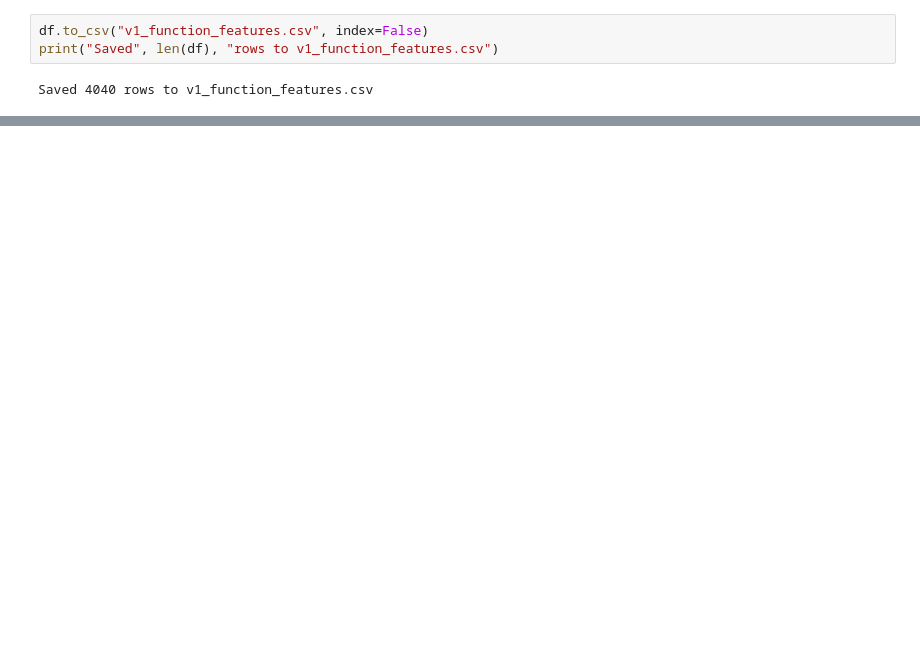
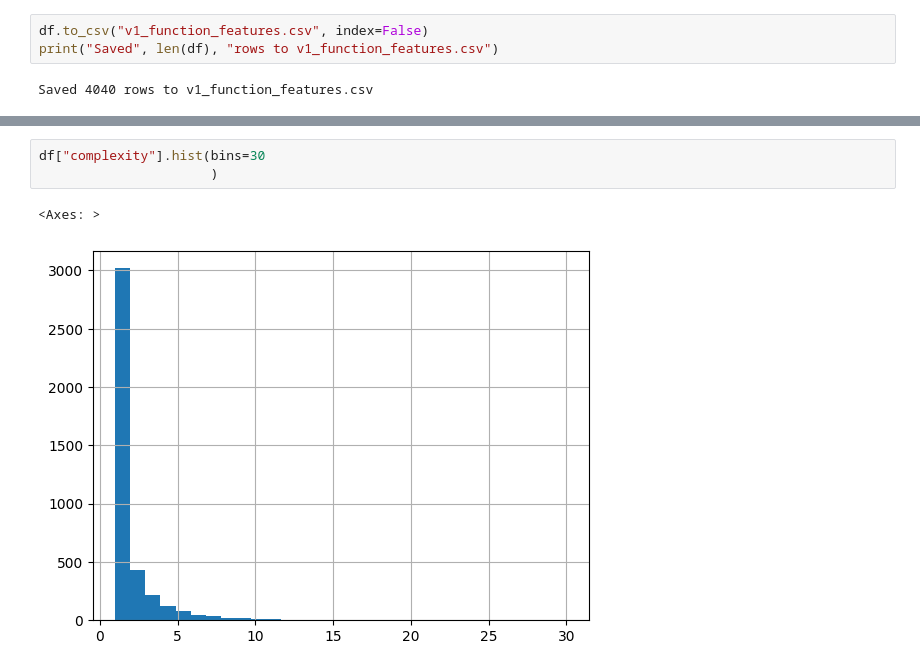
Before and after one commit to latikadhami05/ai-code-quality-risk-intelligence, a Jupyter notebook: notebooks/V1_code_risk_estimator.ipynb, the cells around one changed output, grey strips where cells are left out. Cells and saved outputs as stored; diff of their text form; blank space fills up the shorter version.

```diff
--- a/notebooks/V1_code_risk_estimator.ipynb
+++ b/notebooks/V1_code_risk_estimator.ipynb
@@ -202,0 +215,6 @@ Saved 4040 rows to v1_function_features.csv
+# %%
+df["complexity"].hist(bins=30
+                      )
+# %% [output]
+<Axes: >
+[figure, added]
```
Also changed, not shown: parts of 14 cells of this notebook.
